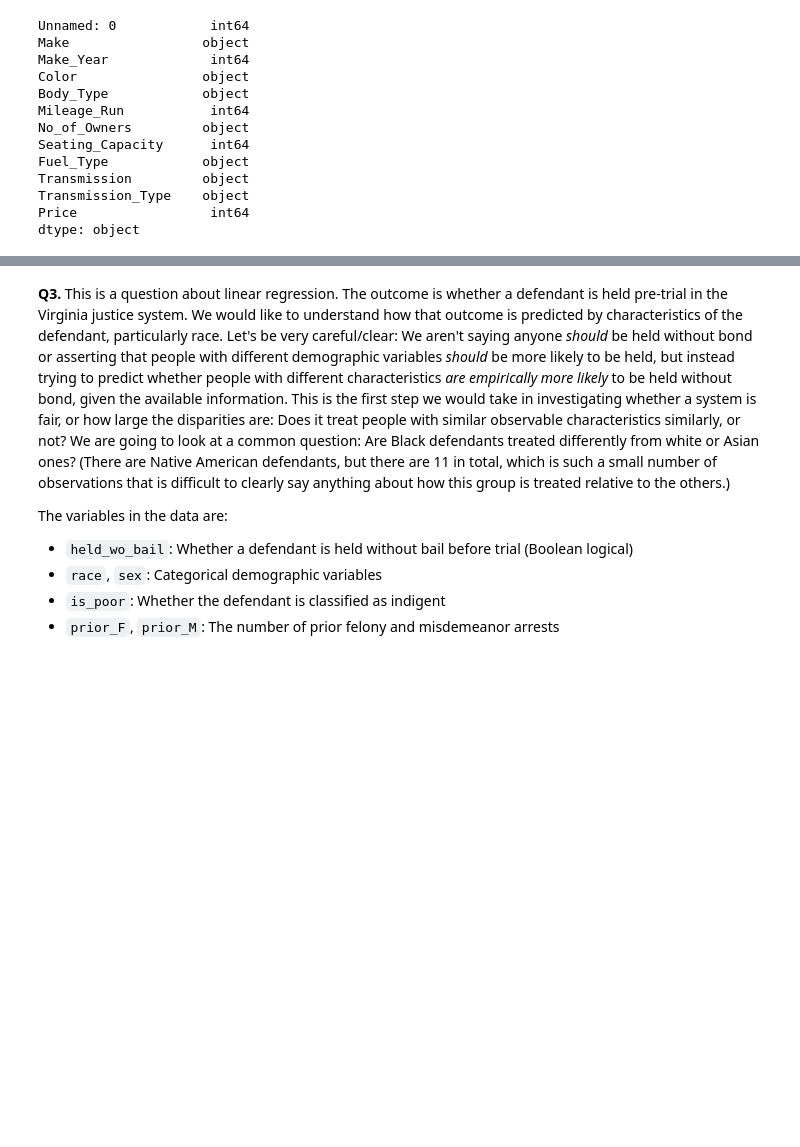
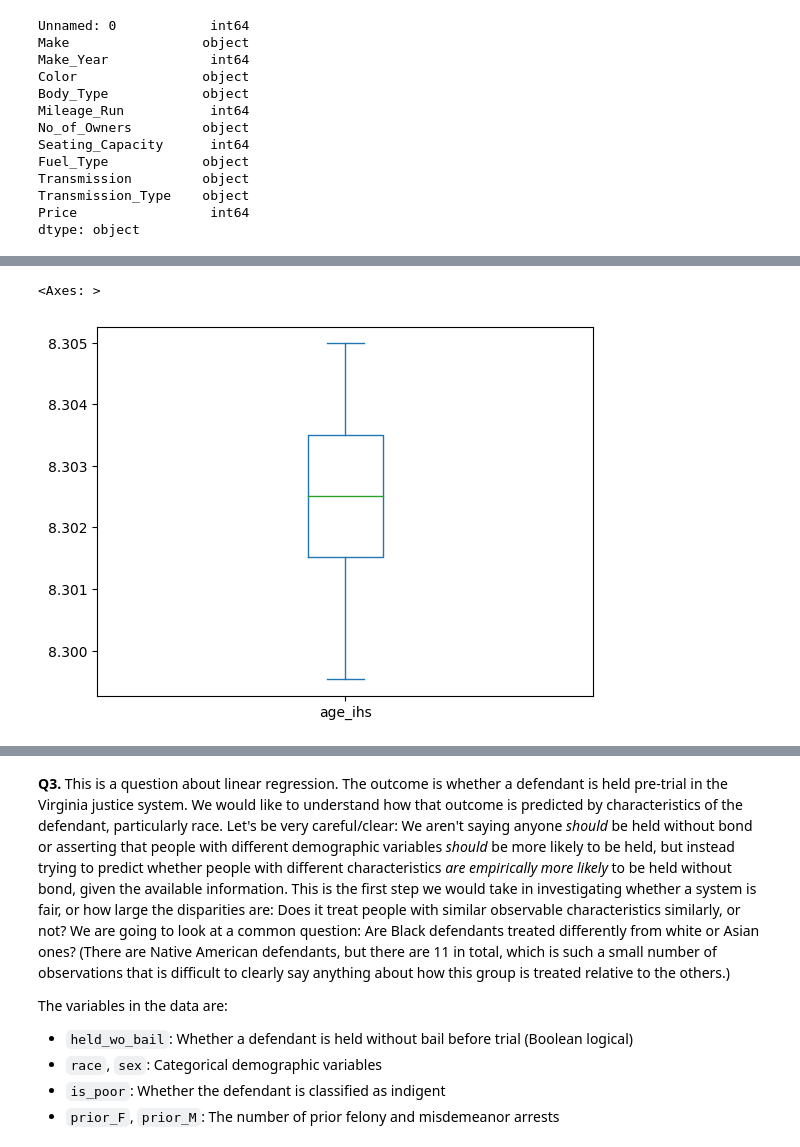
Before and after one commit to cwynne12/linearRegression, a Jupyter notebook: assignment.ipynb, the cells around one changed output, grey strips where cells are left out. Saved outputs shown, nothing was run; the diff lists cells and outputs as text; code cells hidden in the pictures; blank space fills up the shorter version.

```diff
--- a/assignment.ipynb
+++ b/assignment.ipynb
@@ -313,0 +339,5 @@ dtype: object
+# %%
+df['age_ihs'].plot.box()
+# %% [output]
+<Axes: >
+[figure, added]
```
Also changed, not shown: parts of 8 cells of this notebook.
